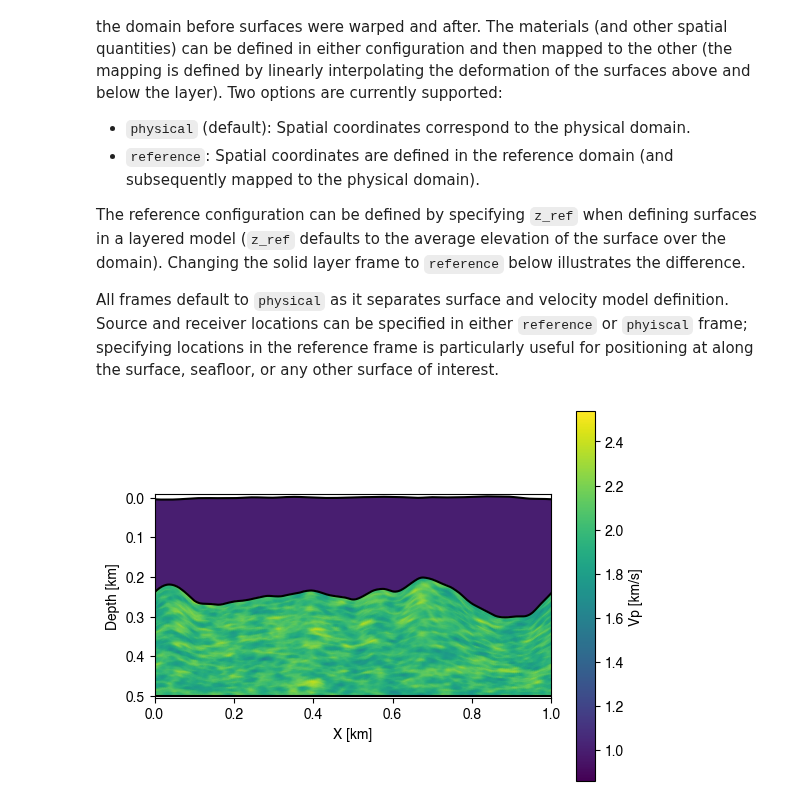
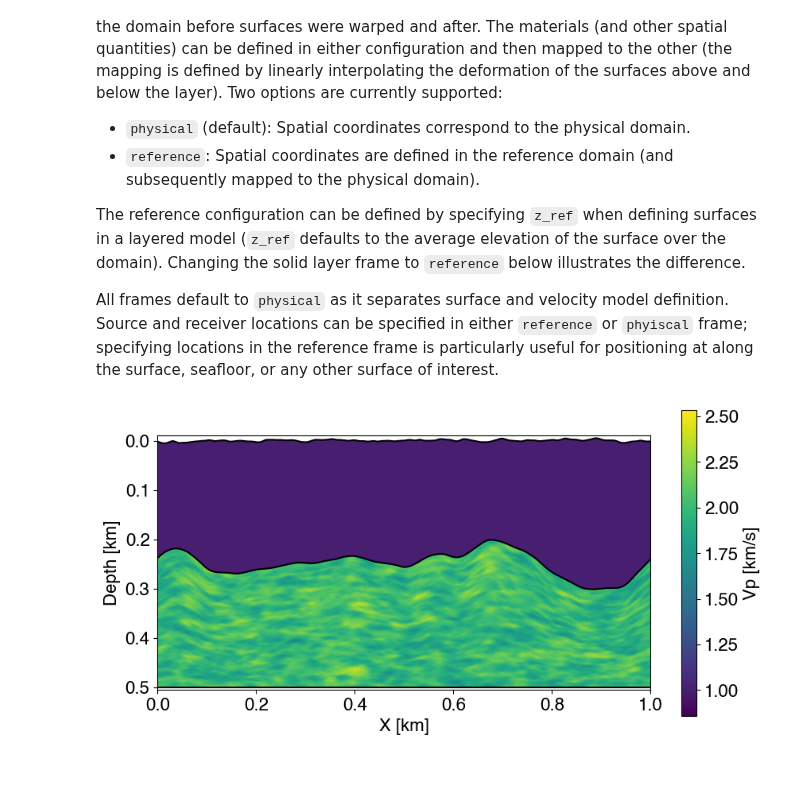
Before and after one commit to FrequenSol/FrequenSolve, a Jupyter notebook: examples/ex02_coupled.ipynb, the cells around one changed output. Cells and saved outputs as stored; diff of their text form; code cells hidden in the pictures; blank space fills up the shorter version.

```diff
--- a/examples/ex02_coupled.ipynb
+++ b/examples/ex02_coupled.ipynb
@@ -142,8 +138,11 @@ illustrates the difference.
 All frames default to `physical` as it separates surface and velocity model definition. Source and receiver locations can
 be specified in either `reference` or `phyiscal` frame; specifying locations in the reference frame is particularly useful
 for positioning at along the surface, seafloor, or any other surface of interest.
-# %%
-layer2.frame = "reference"
-model.plot("Vp")
-# %% [output]
-[figure, removed]
+# %%
+layer2.frame = "reference"
+model.plot("Vp",resolution=[1000,1000],figsize=(10,5),fontsize=16,aspect="equal")
+
+sim.acquisition.receiver_groups["surface_hydrophones"].frame = "reference"
+sim.acquisition.source_group.frame = "reference"
+# %% [output]
+[figure, added]
```
Also changed, not shown: parts of 3 cells of this notebook, 24 other files.
